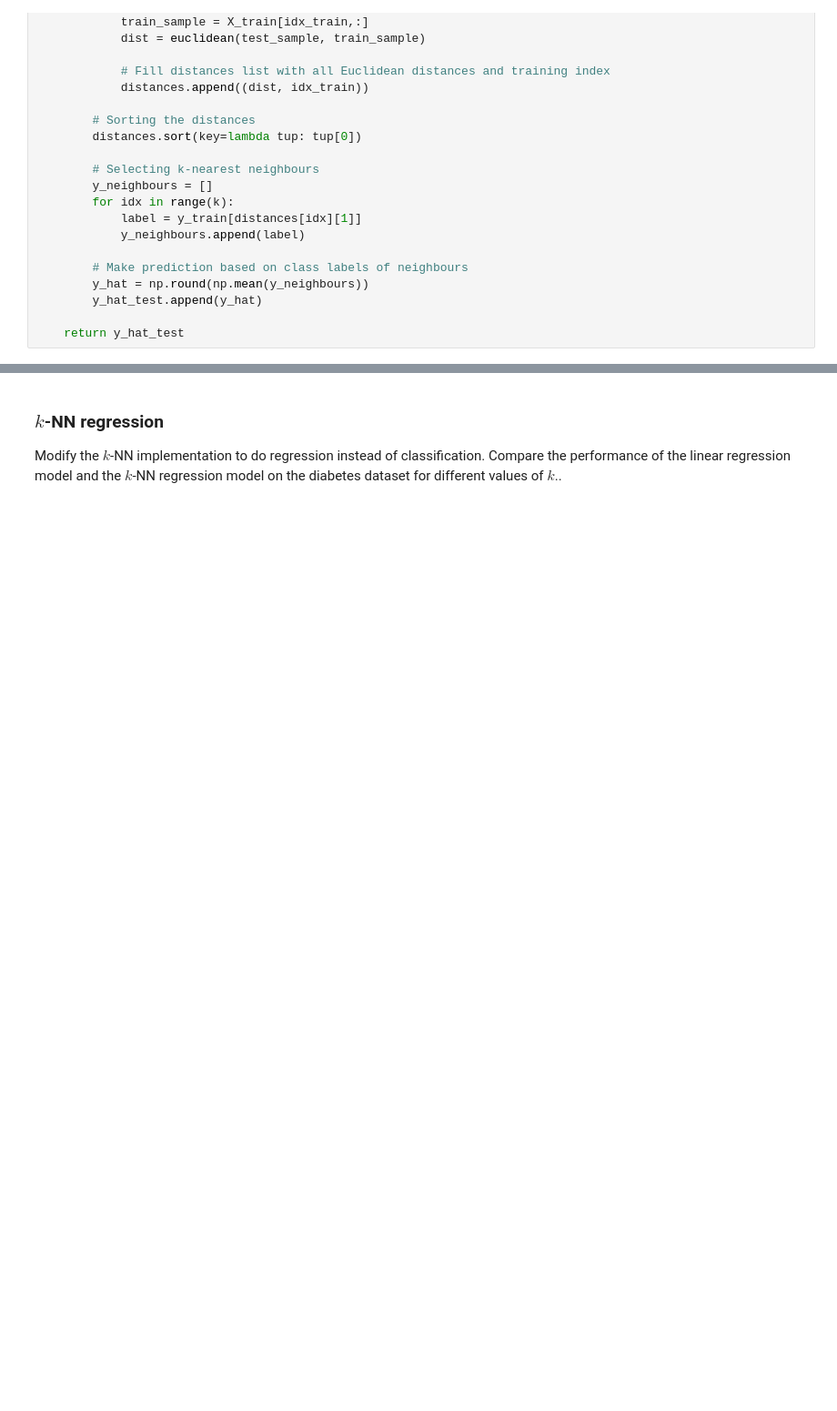
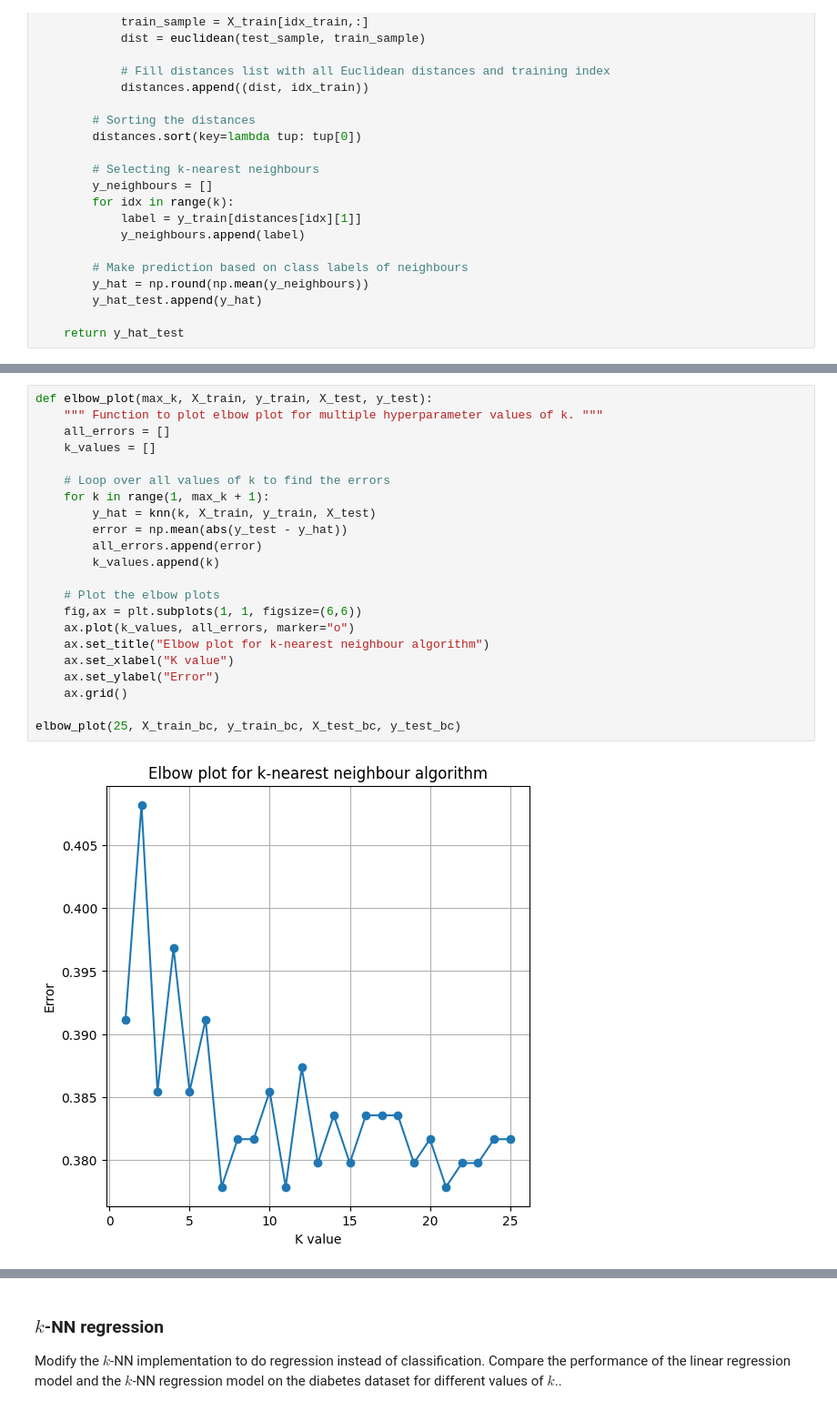
Before and after one commit to MartvStraten/8dm50-machine-learning, a Jupyter notebook: practicals/week_1.ipynb, the cells around one changed output, grey strips where cells are left out. Shown: that part at 91% size. Cells and saved outputs as stored; diff of their text form; blank space fills up the shorter version.

```diff
--- a/practicals/week_1.ipynb
+++ b/practicals/week_1.ipynb
@@ -232,0 +231,24 @@ print(y_hat_test)
+# %%
+def elbow_plot(max_k, X_train, y_train, X_test, y_test):
+    """ Function to plot elbow plot for multiple hyperparameter values of k. """
+    all_errors = []
+    k_values = []
+
+	# Loop over all values of k to find the errors
+    for k in range(1, max_k + 1):
+        y_hat = knn(k, X_train, y_train, X_test)
+        error = np.mean(abs(y_test - y_hat))
+        all_errors.append(error)
+        k_values.append(k)
+
+	# Plot the elbow plots
+    fig,ax = plt.subplots(1, 1, figsize=(6,6))
+    ax.plot(k_values, all_errors, marker="o")
+    ax.set_title("Elbow plot for k-nearest neighbour algorithm")
+    ax.set_xlabel("K value")
+    ax.set_ylabel("Error")
+    ax.grid()
+
+elbow_plot(25, X_train_bc, y_train_bc, X_test_bc, y_test_bc)
+# %% [output]
+[figure, added]
```
Also changed, not shown: parts of 7 cells of this notebook.
